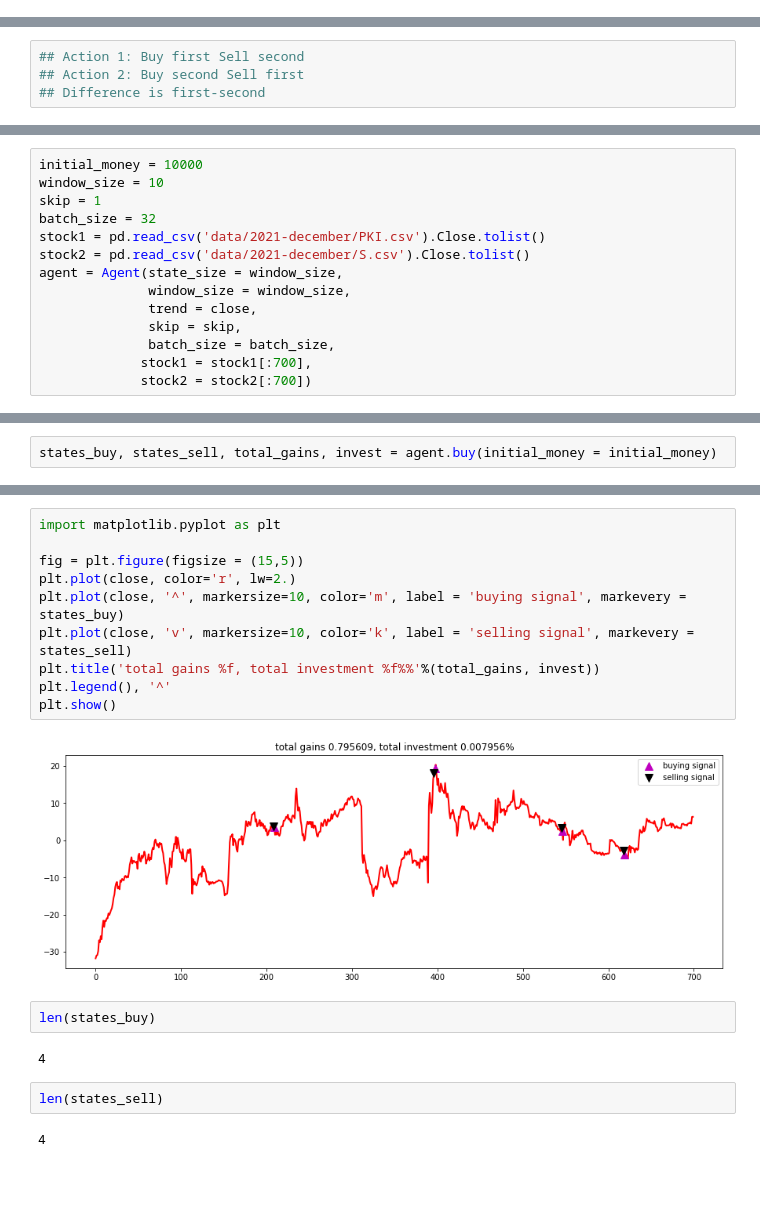
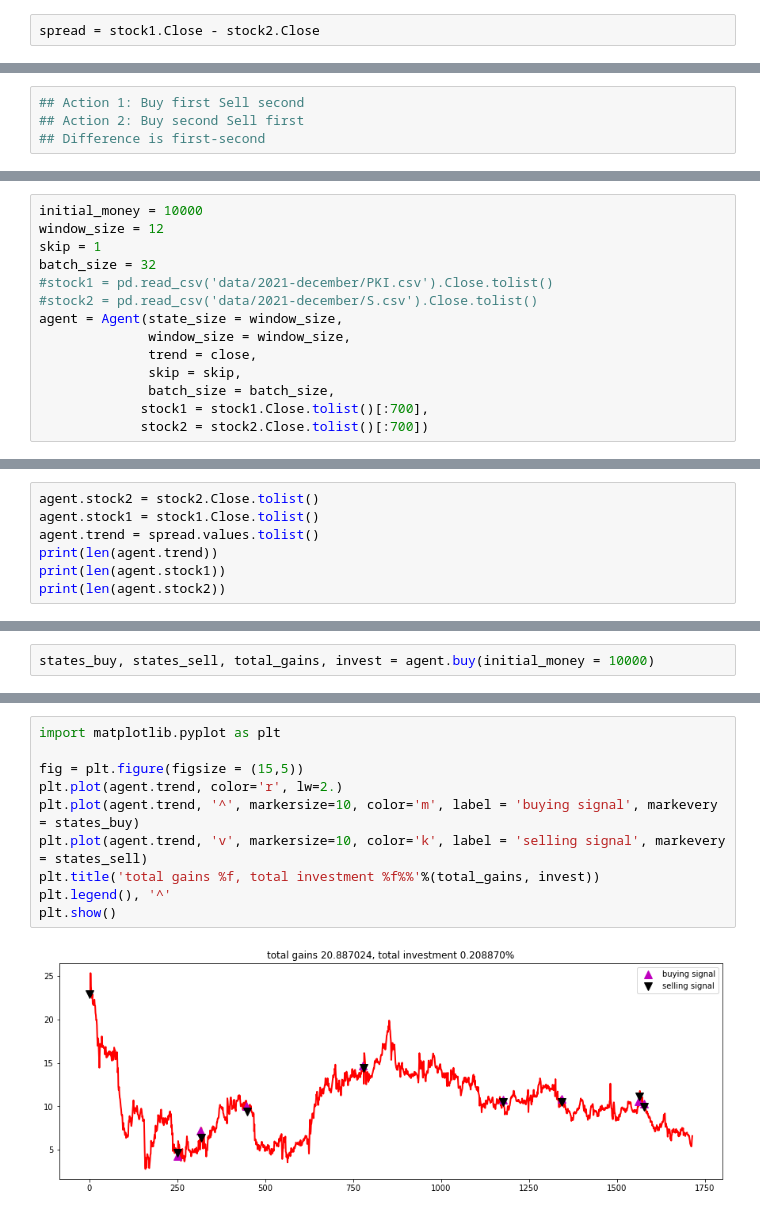
Before and after one commit to myihbach/Pairs_Trading_Deep_Q_Learning, a Jupyter notebook: Code/Pairs trading BOT.ipynb, the cells around one changed output, grey strips where cells are left out. Drawn from its saved outputs; the diff is of its cells as text; blank space fills up the shorter version.

```diff
--- a/Code/Pairs trading BOT.ipynb
+++ b/Code/Pairs trading BOT.ipynb
@@ -335,0 +354,2 @@ beta
+# %%
+spread = stock1.Close - stock2.Close
@@ -345,17 +382,17 @@ print(len(close))
 # %%
 initial_money = 10000
-window_size = 10
+window_size = 12
 skip = 1
 batch_size = 32
-stock1 = pd.read_csv('data/2021-december/PKI.csv').Close.tolist()
-stock2 = pd.read_csv('data/2021-december/S.csv').Close.tolist()
+#stock1 = pd.read_csv('data/2021-december/PKI.csv').Close.tolist()
+#stock2 = pd.read_csv('data/2021-december/S.csv').Close.tolist()
 agent = Agent(state_size = window_size,
               window_size = window_size,
               trend = close,
               skip = skip,
               batch_size = batch_size,
-             stock1 = stock1[:700],
-             stock2 = stock2[:700])
+             stock1 = stock1.Close.tolist()[:700],
+             stock2 = stock2.Close.tolist()[:700])
 # %%
 agent.train(iterations = 200, checkpoint = 5, initial_money = initial_money)
 # %% [output]
@@ -379 +406,8 @@ epoch: 180, total rewards: 1.434159.3, cost: 0.000001, total money: 10001.434159
 KeyboardInterrupt:
+# %%
+agent.stock2 = stock2.Close.tolist()
+agent.stock1 = stock1.Close.tolist()
+agent.trend = spread.values.tolist()
+print(len(agent.trend))
+print(len(agent.stock1))
+print(len(agent.stock2))
@@ -380,3 +418,3 @@ KeyboardInterrupt:
 # %%
-states_buy, states_sell, total_gains, invest = agent.buy(initial_money = initial_money)
+states_buy, states_sell, total_gains, invest = agent.buy(initial_money = 10000)
 # %% [output]
@@ -391,20 +438,12 @@ day 619: buy 1 sell 2 at difference -3.803067, total balance 10000.795609
 # %%
 import matplotlib.pyplot as plt
 
 fig = plt.figure(figsize = (15,5))
-plt.plot(close, color='r', lw=2.)
-plt.plot(close, '^', markersize=10, color='m', label = 'buying signal', markevery = states_buy)
-plt.plot(close, 'v', markersize=10, color='k', label = 'selling signal', markevery = states_sell)
+plt.plot(agent.trend, color='r', lw=2.)
+plt.plot(agent.trend, '^', markersize=10, color='m', label = 'buying signal', markevery = states_buy)
+plt.plot(agent.trend, 'v', markersize=10, color='k', label = 'selling signal', markevery = states_sell)
 plt.title('total gains %f, total investment %f%%'%(total_gains, invest))
 plt.legend(), '^'
 plt.show()
 # %% [output]
-[figure, old version]
+[figure, new version]
-# %%
-len(states_buy)
-# %% [output]
-4
-# %%
-len(states_sell)
-# %% [output]
-4
```
Also changed, not shown: parts of 13 cells of this notebook.
